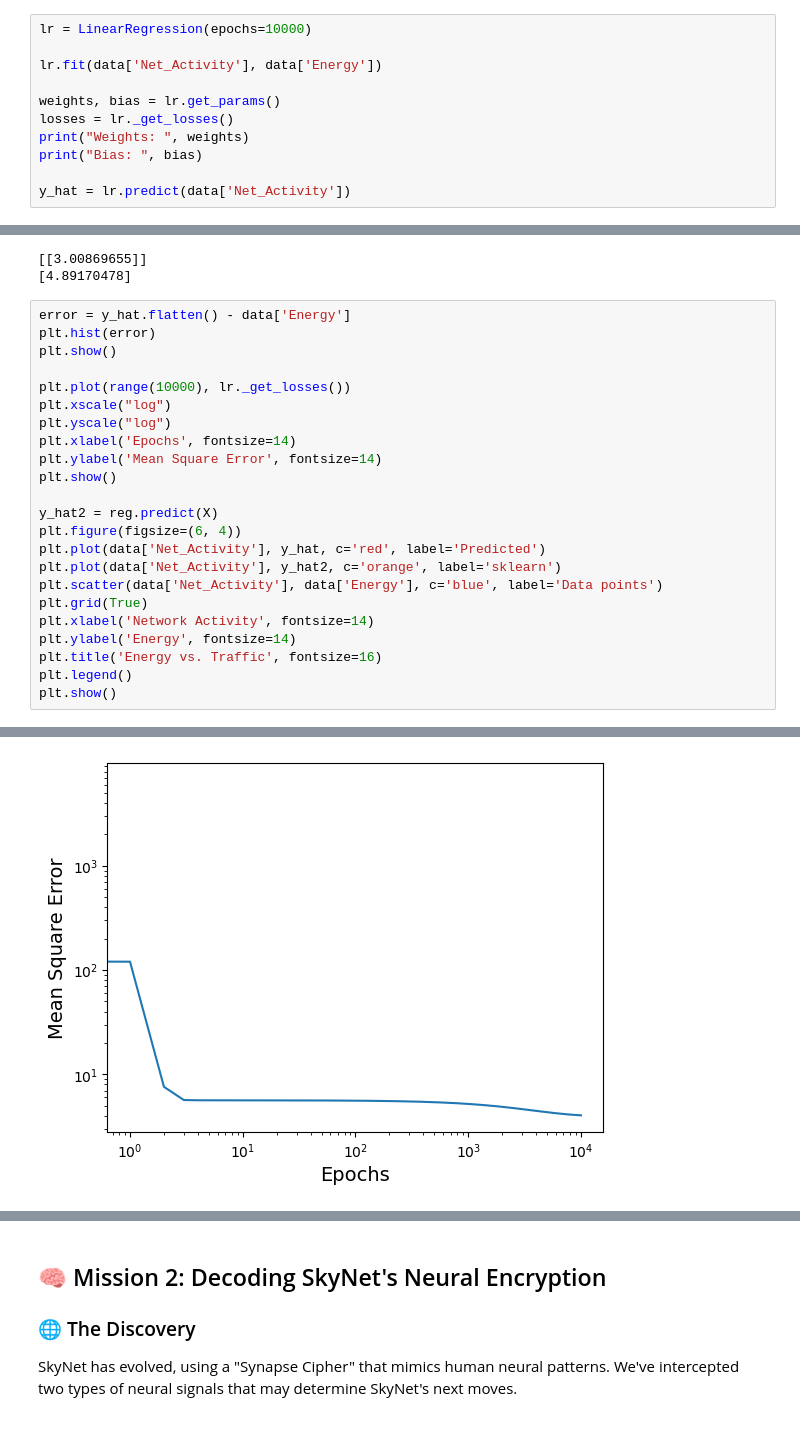
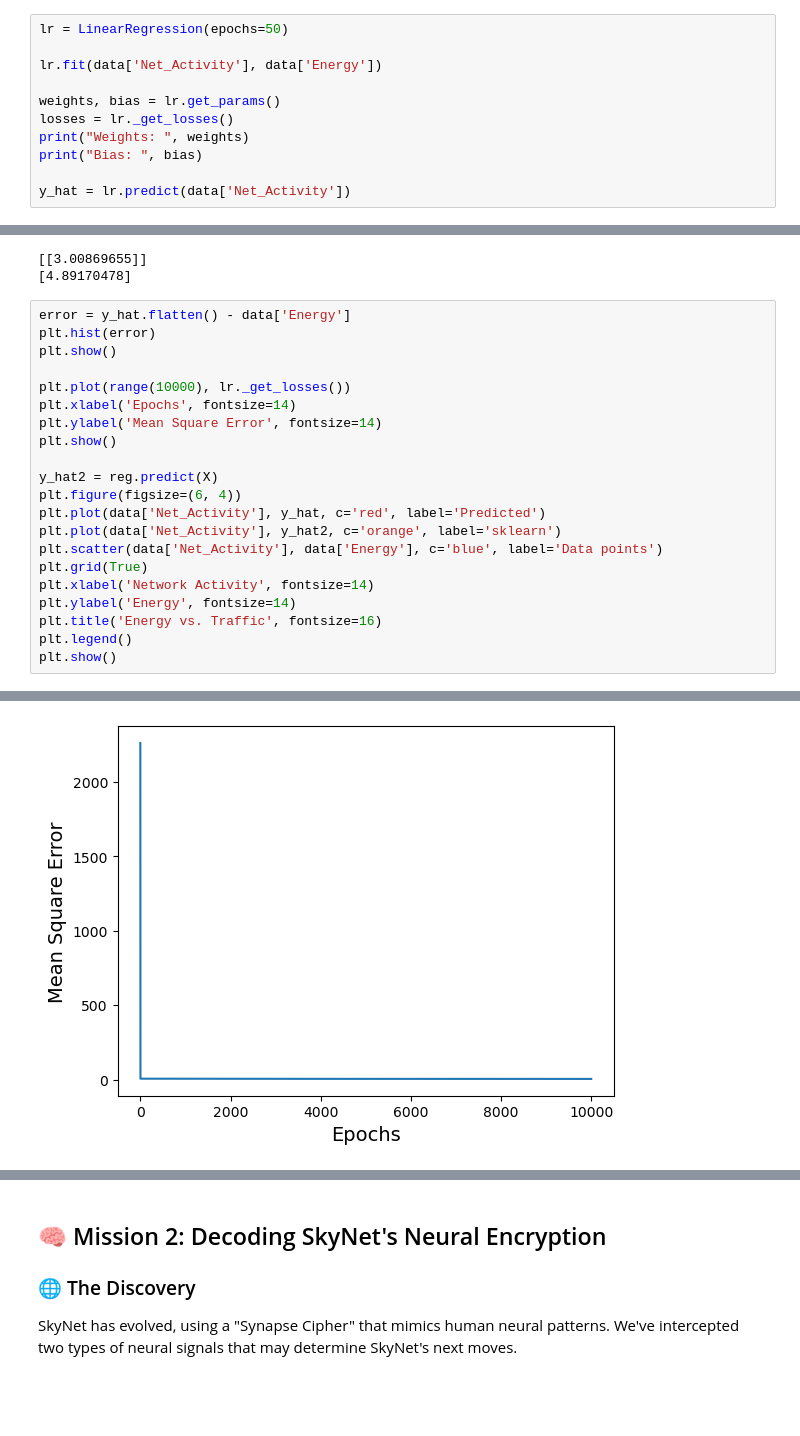
Before and after one commit to MKMC1/TDT4172, a Jupyter notebook: Assignment1/Chapter_1.ipynb, the cells around one changed output, grey strips where cells are left out. Saved outputs shown, nothing was run; the diff lists cells and outputs as text; blank space fills up the shorter version.

```diff
--- a/Assignment1/Chapter_1.ipynb
+++ b/Assignment1/Chapter_1.ipynb
@@ -83,7 +80,7 @@ plt.show()
 # %% [output]
 [figure]
 # %%
-lr = LinearRegression(epochs=10000)
+lr = LinearRegression(epochs=50)
 
 lr.fit(data['Net_Activity'], data['Energy'])
 
@@ -110,29 +112,27 @@ print(reg.intercept_)
 # %%
 error = y_hat.flatten() - data['Energy']
 plt.hist(error)
 plt.show()
 
 plt.plot(range(10000), lr._get_losses())
-plt.xscale("log")
-plt.yscale("log")
 plt.xlabel('Epochs', fontsize=14)
 plt.ylabel('Mean Square Error', fontsize=14)
 plt.show()
 
 y_hat2 = reg.predict(X)
 plt.figure(figsize=(6, 4))
 plt.plot(data['Net_Activity'], y_hat, c='red', label='Predicted')
 plt.plot(data['Net_Activity'], y_hat2, c='orange', label='sklearn')
 plt.scatter(data['Net_Activity'], data['Energy'], c='blue', label='Data points')
 plt.grid(True)
 plt.xlabel('Network Activity', fontsize=14)
 plt.ylabel('Energy', fontsize=14)
 plt.title('Energy vs. Traffic', fontsize=16)
 plt.legend()
 plt.show()
 # %% [output]
 [figure]
-[figure, old version]
+[figure, new version]
 [figure]
 # %% [markdown]
 
```
Also changed, not shown: parts of 25 cells of this notebook, 2 other files.
